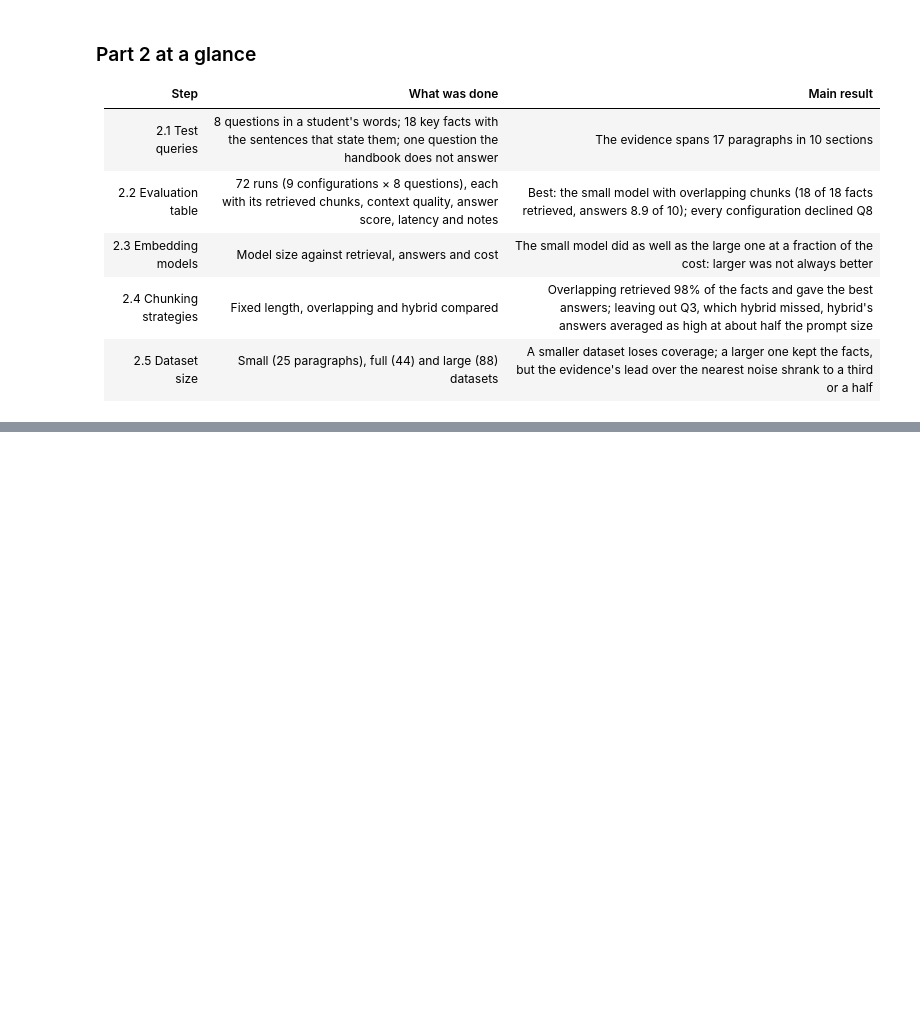
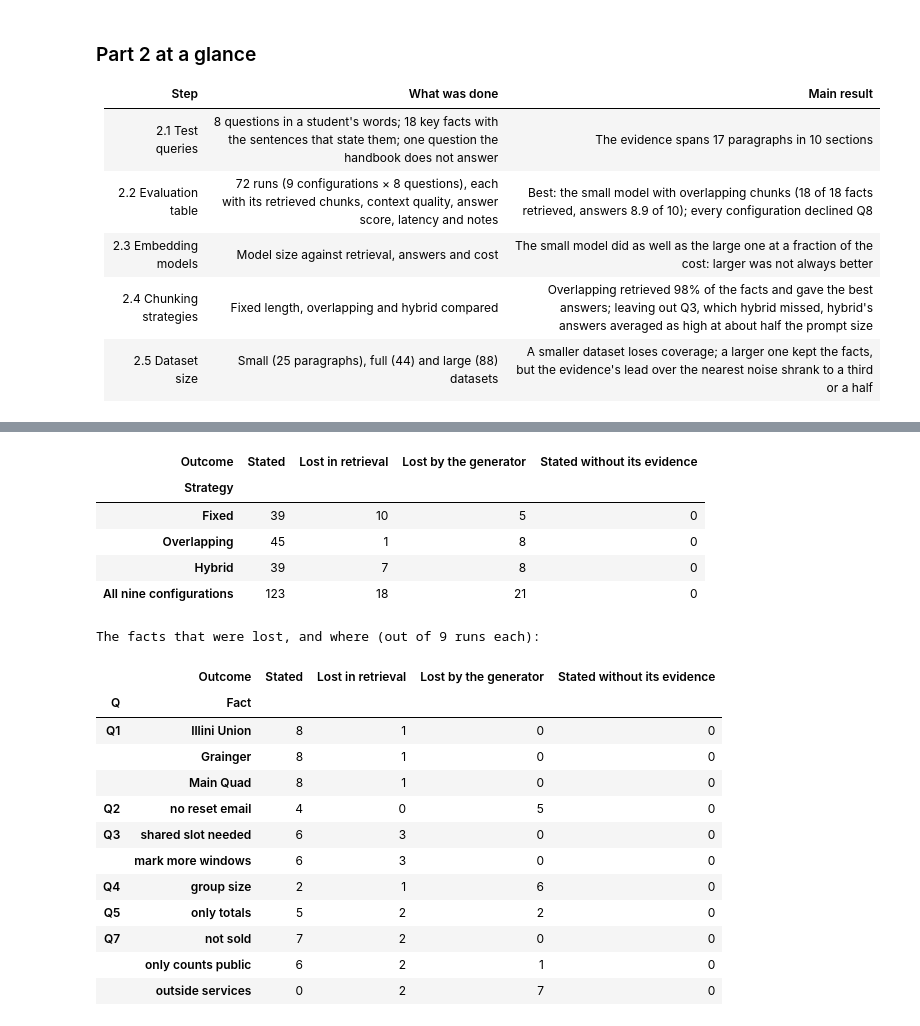
Before and after one commit to manojkmohan5/13_QuadConnect, a Jupyter notebook: rag/rag_system.ipynb, the cells around one changed output, grey strips where cells are left out. Saved outputs shown, nothing was run; the diff lists cells and outputs as text; code cells hidden in the pictures; blank space fills up the shorter version.

```diff
--- a/rag/rag_system.ipynb
+++ b/rag/rag_system.ipynb
@@ -1651,0 +1664,44 @@ near-misses. The second effect grows with scale, which is why Part 4 returns to
+# %%
+fact_rows = []
+for _, run in EVALUATION.iterrows():
+    test = next(t for t in TESTS if t["Q"] == run["Q"])
+    texts = [run[f"Chunk {i} text"] for i in range(1, TOP_K + 1)]
+    answer = run["Answer"].translate(PLAIN)
+    for f in test["Facts"]:
+        fact_rows.append({"Q": run["Q"], "Size": run["Size"], "Strategy": run["Strategy"], "Fact": f["Key"],
+                          "In context": any(e in text for text in texts for e in f["Evidence"]),
+                          "Stated": bool(re.search(f["Pattern"], answer, re.I))})
+FACTS = pd.DataFrame(fact_rows)
+FACTS["Outcome"] = np.select(
+    [FACTS["In context"] & FACTS["Stated"], FACTS["In context"], FACTS["Stated"]],
+    ["Stated", "Lost by the generator", "Stated without its evidence"], "Lost in retrieval")
+OUTCOMES = ["Stated", "Lost in retrieval", "Lost by the generator", "Stated without its evidence"]
+census = FACTS.pivot_table(index="Strategy", columns="Outcome", aggfunc="size", fill_value=0, sort=False)
+census = census.reindex(columns=OUTCOMES, fill_value=0)
+census.loc["All nine configurations"] = census.sum()
+display(census)
+by_fact = FACTS.pivot_table(index=["Q", "Fact"], columns="Outcome", aggfunc="size", fill_value=0, sort=False)
+by_fact = by_fact.reindex(columns=OUTCOMES, fill_value=0)
+print("The facts that were lost, and where (out of 9 runs each):")
+display(by_fact[(by_fact["Lost in retrieval"] + by_fact["Lost by the generator"]) > 0])
+# %% [output]
+| Outcome | Stated | Lost in retrieval | Lost by the generator | Stated without its evidence |
+| Strategy |  |  |  |  |
+| Fixed | 39 | 10 | 5 | 0 |
+| Overlapping | 45 | 1 | 8 | 0 |
+| Hybrid | 39 | 7 | 8 | 0 |
+| All nine configurations | 123 | 18 | 21 | 0 |
+The facts that were lost, and where (out of 9 runs each):
+|  | Outcome | Stated | Lost in retrieval | Lost by the generator | Stated without its evidence |
+| Q | Fact |  |  |  |  |
+| Q1 | Illini Union | 8 | 1 | 0 | 0 |
+|  | Grainger | 8 | 1 | 0 | 0 |
+|  | Main Quad | 8 | 1 | 0 | 0 |
+| Q2 | no reset email | 4 | 0 | 5 | 0 |
+| Q3 | shared slot needed | 6 | 3 | 0 | 0 |
+|  | mark more windows | 6 | 3 | 0 | 0 |
+| Q4 | group size | 2 | 1 | 6 | 0 |
+| Q5 | only totals | 5 | 2 | 2 | 0 |
+| Q7 | not sold | 7 | 2 | 0 | 0 |
+|  | only counts public | 6 | 2 | 1 | 0 |
+|  | outside services | 0 | 2 | 7 | 0 |
```
Also changed, not shown: parts of 9 cells of this notebook, 7 other files.
